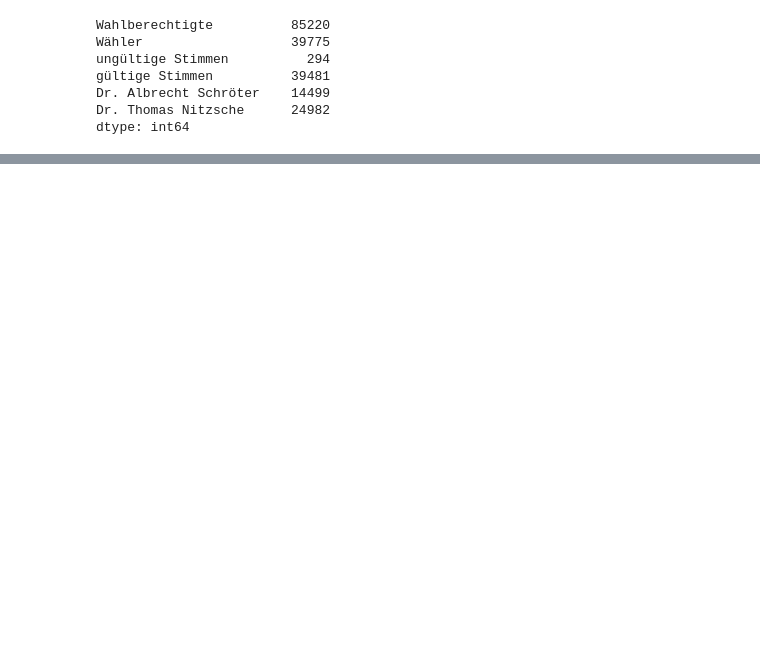
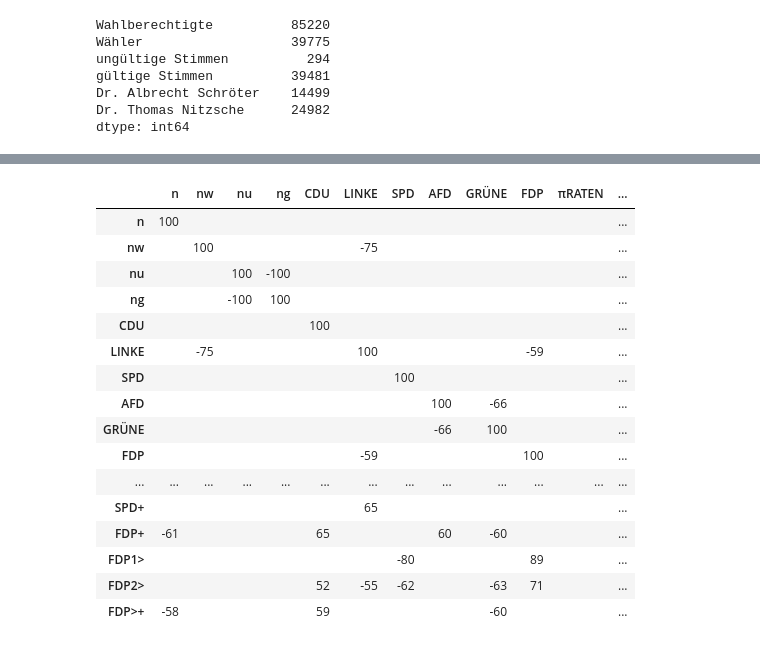
Before and after one commit to defgsus/bm-wahl-18-jena, a Jupyter notebook: src/bm-2018-jena-artikel.ipynb, the cells around one changed output, grey strips where cells are left out. Cells and saved outputs as stored; diff of their text form; code cells hidden in the pictures; blank space fills up the shorter version.

```diff
--- a/src/bm-2018-jena-artikel.ipynb
+++ b/src/bm-2018-jena-artikel.ipynb
@@ -67,0 +145,25 @@ dtype: int64
+# %%
+def enrich_dataframe(bm1, bm2):
+    # Ergebnisse 1. Wahlgang
+    spd1 = bm1["SPD"]
+    fdp1 = bm1["FDP"]
+    # Ergebnisse Stichwahl
+    spd2 = bm2["SPD"]
+    fdp2 = bm2["FDP"]
+
+    df = bm1.copy()
+    # Speichere die Ergebnis der Stichwahl
+    df["SPD2"] = spd2
+    df["FDP2"] = fdp2
+    # Stimmen-Entwicklung von 1. zu 2. Wahl
+    df["SPD+"] = spd2 - spd1
+    df["FDP+"] = fdp2 - fdp1
+    # Vorsprung FDP vor SPD, jeweils 1. und 2. Wahl
+    df["FDP1>"] = fdp1 - spd1
+    df["FDP2>"] = fdp2 - spd2
+    # Entwicklung des Vorsprungs der FDP vor SPD, von 1. zu 2. Wahl
+    df["FDP>+"] = (fdp2 - spd2) - (fdp1 - spd1)
+    return df
+
+df = enrich_dataframe(bm1_urne, bm2_urne)
+df.tail()
@@ -67,0 +180,16 @@ dtype: int64
+# %%
+def calc_percent(bm):
+    df = bm.copy()
+    # Stimmen für Parteien in Prozent der gültigen Stimmen
+    for col in bm.columns[4:]:
+        df[col] = df[col] / df["ng"] * 100
+    # gültige und ungültige Stimmen in Prozent der Wähler
+    df["ng"] = df["ng"] / df["nw"] * 100
+    df["nu"] = df["nu"] / df["nw"] * 100
+    # Wähler in Prozent der Wahlberechtigten
+    if max(df["n"]):
+        df["nw"] = df["nw"] / df["n"] * 100
+    return df
+dfp = calc_percent(df)
+
+dfp.head().round(2)
@@ -67,0 +238,22 @@ dtype: int64
+# %%
+corr = dfp.corr()                      # zeige -1,1 als -100,100,
+                                                  # wenn nicht in bereich -49,49
+corr.apply(lambda s: s.apply(lambda v: int(v*100) if abs(v)>.5 else ""))
+# %% [output]
+|  | n | nw | nu | ng | CDU | LINKE | SPD | AFD | GRÜNE | FDP | πRATEN | ... |
+| n | 100 |  |  |  |  |  |  |  |  |  |  | ... |
+| nw |  | 100 |  |  |  | -75 |  |  |  |  |  | ... |
+| nu |  |  | 100 | -100 |  |  |  |  |  |  |  | ... |
+| ng |  |  | -100 | 100 |  |  |  |  |  |  |  | ... |
+| CDU |  |  |  |  | 100 |  |  |  |  |  |  | ... |
+| LINKE |  | -75 |  |  |  | 100 |  |  |  | -59 |  | ... |
+| SPD |  |  |  |  |  |  | 100 |  |  |  |  | ... |
+| AFD |  |  |  |  |  |  |  | 100 | -66 |  |  | ... |
+| GRÜNE |  |  |  |  |  |  |  | -66 | 100 |  |  | ... |
+| FDP |  |  |  |  |  | -59 |  |  |  | 100 |  | ... |
+| ... | ... | ... | ... | ... | ... | ... | ... | ... | ... | ... | ... | ... |
+| SPD+ |  |  |  |  |  | 65 |  |  |  |  |  | ... |
+| FDP+ | -61 |  |  |  | 65 |  |  | 60 | -60 |  |  | ... |
+| FDP1> |  |  |  |  |  |  | -80 |  |  | 89 |  | ... |
+| FDP2> |  |  |  |  | 52 | -55 | -62 |  | -63 | 71 |  | ... |
+| FDP>+ | -58 |  |  |  | 59 |  |  |  | -60 |  |  | ... |
```
Also changed, not shown: parts of 24 cells of this notebook, 4 other files.
